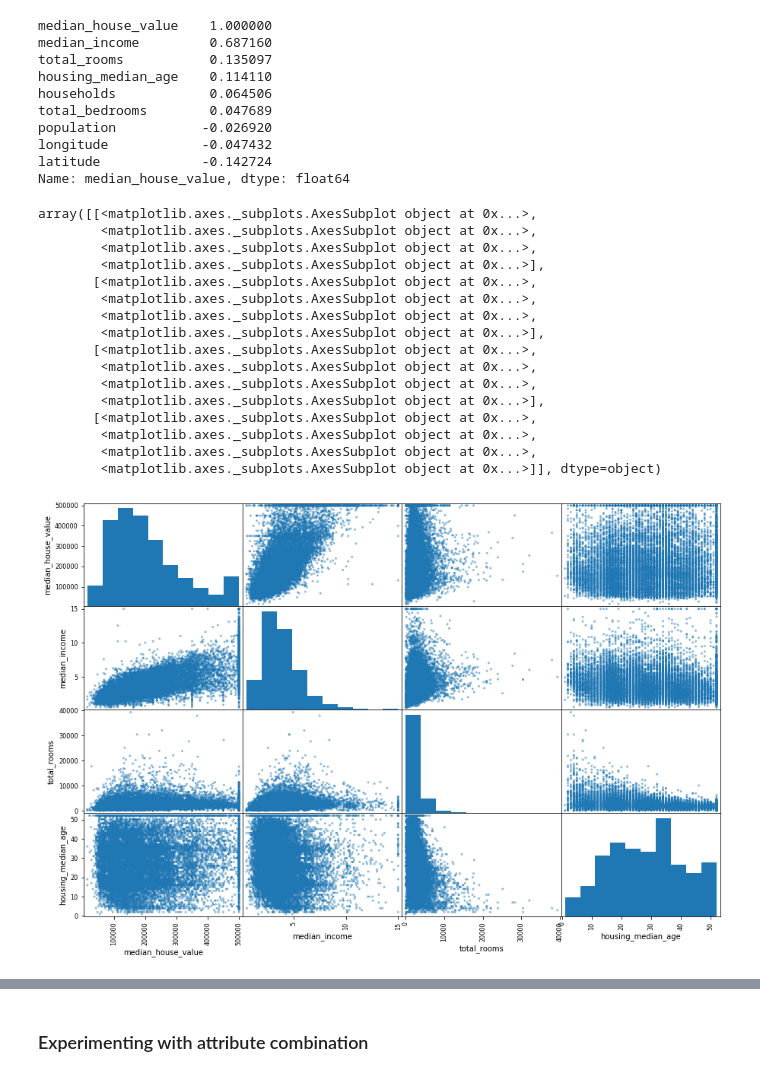
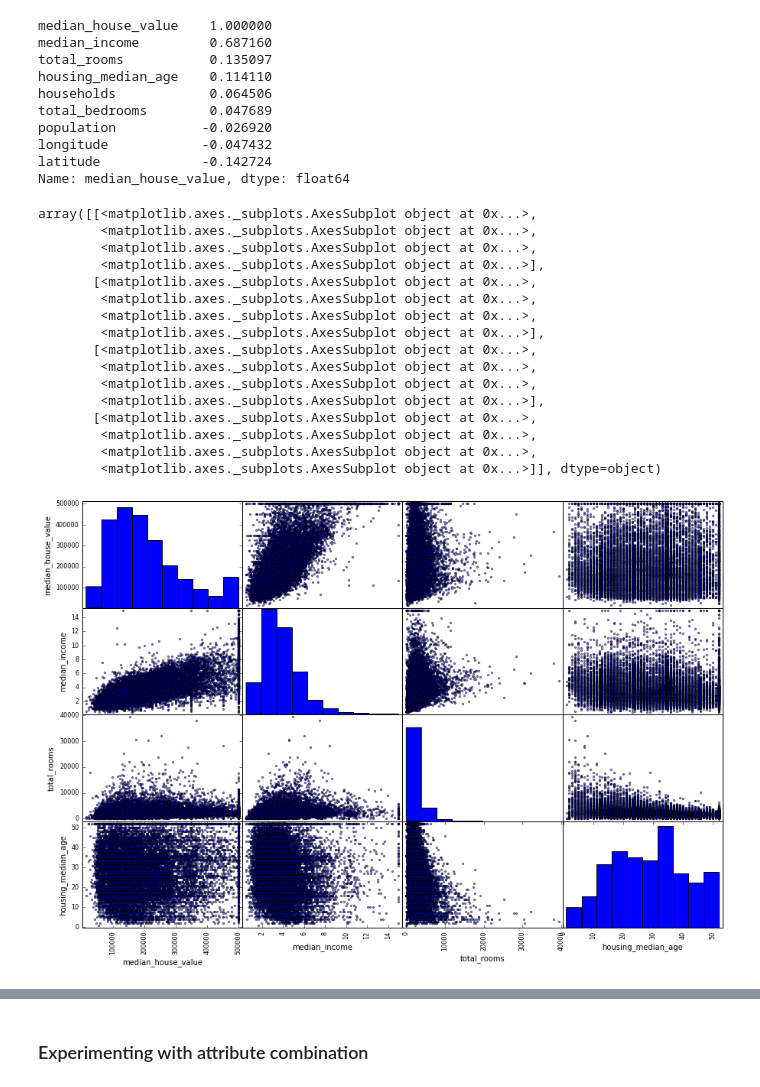
Before and after one commit to atulsingh0/MachineLearning, a Jupyter notebook: HandsOnML/Ch02.ipynb, the cells around one changed output, grey strips where cells are left out. Drawn from its saved outputs; the diff is of its cells as text; code cells hidden in the pictures.

```diff
--- a/HandsOnML/Ch02.ipynb
+++ b/HandsOnML/Ch02.ipynb
@@ -202,25 +202,25 @@ Name: median_house_value, dtype: float64
 # %%
 # Using pandas scatter matrix function
 attr = ["median_house_value","median_income","total_rooms","housing_median_age"]
-pd.plotting.scatter_matrix(housing[attr], figsize=(15, 10))
+pd.scatter_matrix(housing[attr], figsize=(15, 10))
 # %% [output]
 array([[<matplotlib.axes._subplots.AxesSubplot object at 0x...>,
         <matplotlib.axes._subplots.AxesSubplot object at 0x...>,
         <matplotlib.axes._subplots.AxesSubplot object at 0x...>,
         <matplotlib.axes._subplots.AxesSubplot object at 0x...>],
        [<matplotlib.axes._subplots.AxesSubplot object at 0x...>,
         <matplotlib.axes._subplots.AxesSubplot object at 0x...>,
         <matplotlib.axes._subplots.AxesSubplot object at 0x...>,
         <matplotlib.axes._subplots.AxesSubplot object at 0x...>],
        [<matplotlib.axes._subplots.AxesSubplot object at 0x...>,
         <matplotlib.axes._subplots.AxesSubplot object at 0x...>,
         <matplotlib.axes._subplots.AxesSubplot object at 0x...>,
         <matplotlib.axes._subplots.AxesSubplot object at 0x...>],
        [<matplotlib.axes._subplots.AxesSubplot object at 0x...>,
         <matplotlib.axes._subplots.AxesSubplot object at 0x...>,
         <matplotlib.axes._subplots.AxesSubplot object at 0x...>,
         <matplotlib.axes._subplots.AxesSubplot object at 0x...>]], dtype=object)
-[figure, old version]
+[figure, new version]
 # %%
 housing.plot(kind="scatter", y="median_house_value", x="median_income", alpha=0.4, figsize=(12,8))
 # %% [output]
```
Also changed, not shown: parts of 11 cells of this notebook.
